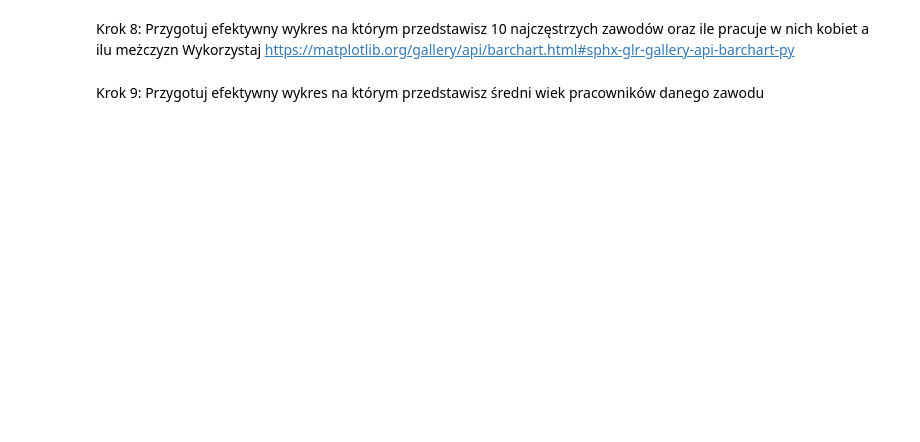
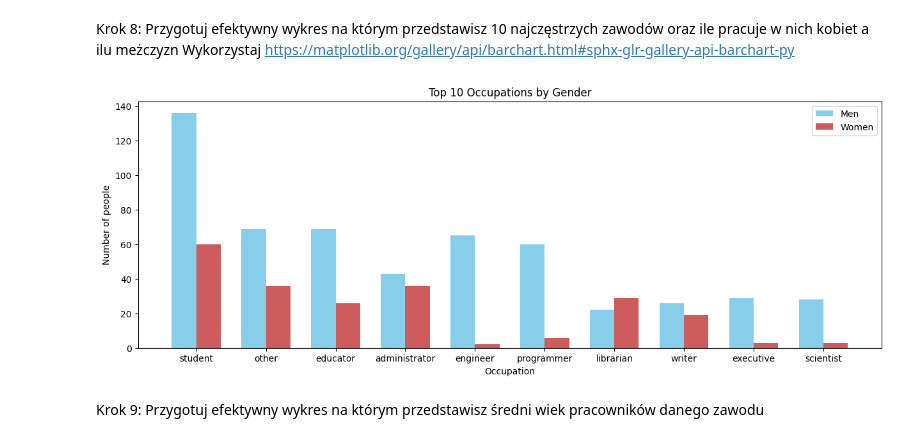
Before and after one commit to xFloly/effective_python, a Jupyter notebook: lab12.ipynb, the cells around one changed output. Saved outputs shown, nothing was run; the diff lists cells and outputs as text; code cells hidden in the pictures; blank space fills up the shorter version.

```diff
--- a/lab12.ipynb
+++ b/lab12.ipynb
@@ -215,5 +290,38 @@ Przygotuj dwa wykresy:
 # %% [markdown]
 Krok 8: Przygotuj efektywny wykres na którym przedstawisz 10 najczęstrzych zawodów oraz ile pracuje w nich kobiet a ilu meżczyzn
 Wykorzystaj https://matplotlib.org/gallery/api/barchart.html#sphx-glr-gallery-api-barchart-py
+# %%
+%matplotlib inline
+
+import numpy as np
+import matplotlib.pyplot as plt
+
+occupation_grouped = occupation_df.groupby(['occupation', 'gender']).size().unstack().fillna(0)
+occupation_grouped['Count'] = occupation_grouped.sum(axis=1)
+top10_occupation = occupation_grouped.nlargest(10,columns='Count')
+
+men_count = top10_occupation['M']
+women_count = top10_occupation['F']
+x_axis_labels = top10_occupation.index
+
+ind = np.arange(len(men_count))
+width = 0.35
+
+fig, ax = plt.subplots(figsize=(15, 5))
+rects1 = ax.bar(ind - width/2, men_count, width,
+                color='SkyBlue', label='Men')
+rects2 = ax.bar(ind + width/2, women_count, width,
+                 color='IndianRed', label='Women')
+
+ax.set_title('Top 10 Occupations by Gender')
+ax.set_ylabel('Number of people')
+ax.set_xlabel('Occupation')
+ax.set_xticks(ind)
+ax.set_xticklabels(x_axis_labels)
+ax.legend(['Men', 'Women'], loc='upper right')
+
+plt.show()
+# %% [output]
+[figure, added]
 # %% [markdown]
 Krok 9: Przygotuj efektywny wykres na którym przedstawisz średni wiek pracowników danego zawodu
```
Also changed, not shown: parts of 9 cells of this notebook.
